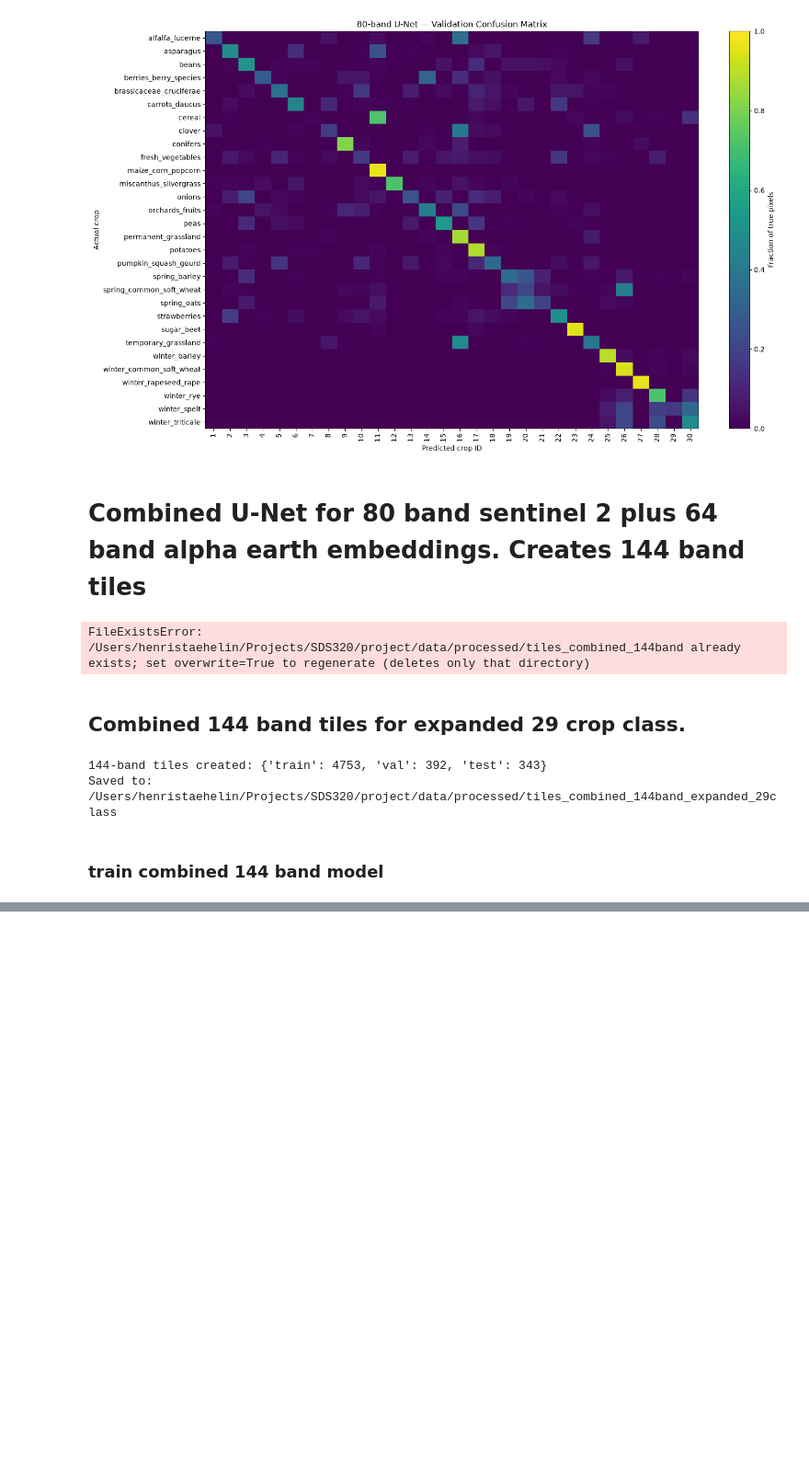
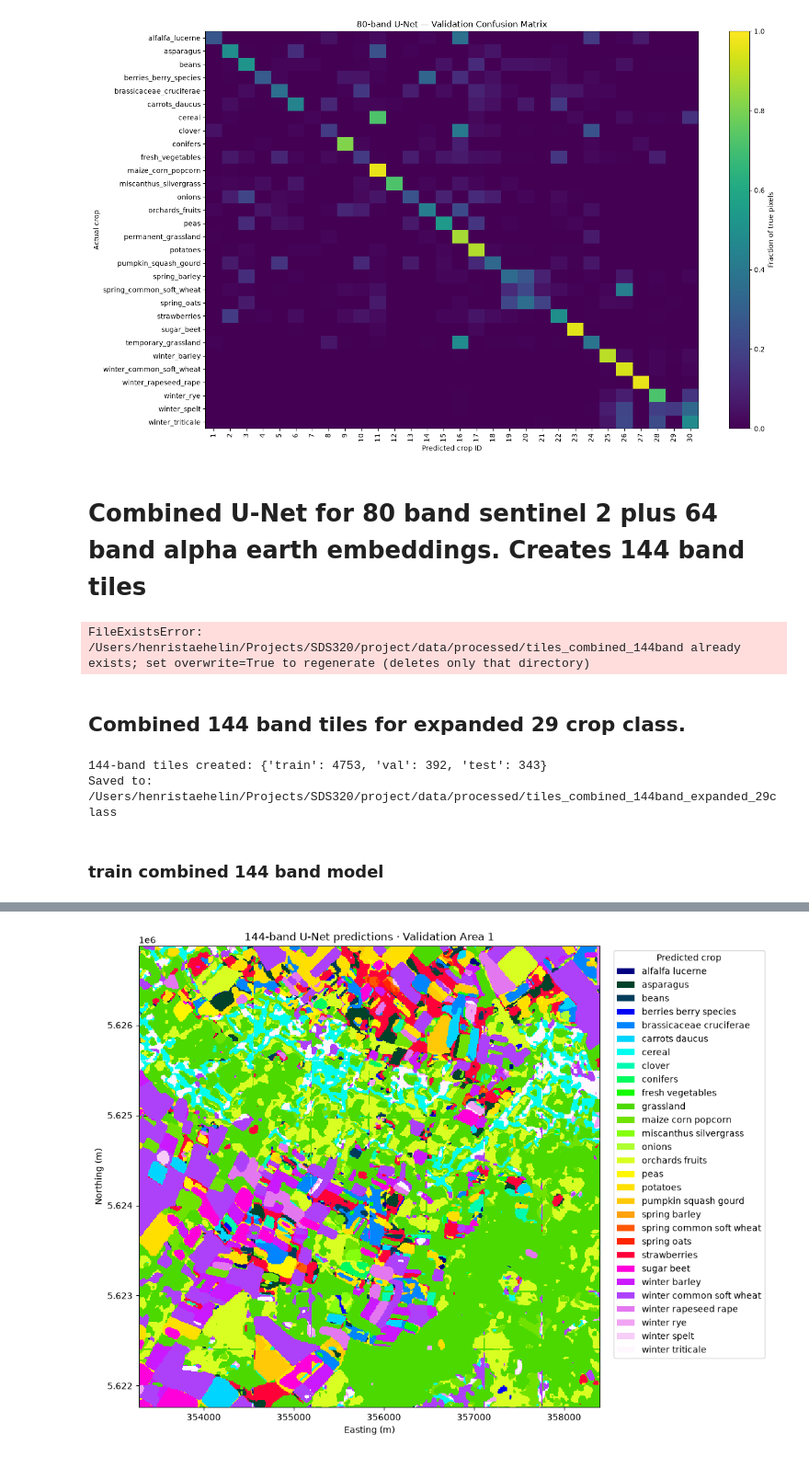
Before and after one commit to staehelinhenrimax-droid/European-Spectral-Crop-Identification, a Jupyter notebook: notebooks/Functionalized_workflow.ipynb, the cells around one changed output, grey strips where cells are left out. Shown at 92% size. Saved outputs shown, nothing was run; the diff lists cells and outputs as text; code cells hidden in the pictures; blank space fills up the shorter version.

```diff
--- a/notebooks/Functionalized_workflow.ipynb
+++ b/notebooks/Functionalized_workflow.ipynb
@@ -2889,0 +2939,93 @@ plt.show()
+# %%
+from pathlib import Path
+import re
+
+import matplotlib.pyplot as plt
+import numpy as np
+import rasterio
+from matplotlib.colors import BoundaryNorm
+from matplotlib.patches import Patch
+from rasterio.windows import from_bounds
+
+experiment_name = "unet_combined_144band_expanded_29class"
+model_dir = project_dir / "models" / experiment_name
+predictions_dir = model_dir / "validation_predictions"
+processed = project_dir / "data/processed"
+reference_dir = processed / "sentinel2_monthly_interpolated/images"
+val_labels_dir = (
+    processed / "tiles_combined_144band_expanded_29class" / "val" / "labels"
+)
+
+tile_pattern = re.compile(r"germany_2023_area_(\d+)_\d+\.tif")
+tiles_by_area = {}
+
+for label_path in sorted(val_labels_dir.glob("*.tif")):
+    match = tile_pattern.fullmatch(label_path.name)
+    if match:
+        tiles_by_area.setdefault(int(match[1]), []).append(label_path.name)
+
+assert tiles_by_area, f"No validation tiles found in {val_labels_dir}"
+print("Validation area IDs:", sorted(tiles_by_area))
+area_id = min(tiles_by_area)  # Replace with any ID printed above
+
+stem = f"germany_2023_area_{area_id}"
+with rasterio.open(reference_dir / f"{stem}.tif") as ref:
+    profile = ref.profile.copy()
+    transform, crs, bounds = ref.transform, ref.crs, ref.bounds
+    mosaic = np.full((ref.height, ref.width), 255, dtype=np.uint8)
+
+for filename in tiles_by_area[area_id]:
+    with rasterio.open(predictions_dir / filename) as tile:
+        assert tile.crs == crs, f"CRS mismatch: {filename}"
+        window = from_bounds(*tile.bounds, transform=transform)
+        row, col = round(window.row_off), round(window.col_off)
+
+        assert tile.transform.almost_equals(
+            transform * rasterio.Affine.translation(col, row)
+        ), f"Pixel grid mismatch: {filename}"
+
+        pred = tile.read(1, masked=False)
+        assert 0 <= row <= mosaic.shape[0] - tile.height, filename
+        assert 0 <= col <= mosaic.shape[1] - tile.width, filename
+        assert np.isin(pred, [*range(29), 255]).all(), filename
+
+        dest = mosaic[row:row + tile.height, col:col + tile.width]
+        fill = (dest == 255) & (pred != 255)
+        dest[fill] = pred[fill]
+
+output_dir = model_dir / "validation_area_maps"
+output_dir.mkdir(exist_ok=True)
+output_path = output_dir / f"{stem}_predictions.tif"
+
+profile.update(count=1, dtype="uint8", nodata=255, compress="deflate")
+with rasterio.open(output_path, "w", **profile) as dst:
+    dst.write(mosaic, 1)
+
+id_to_crop = {crop_id: name for name, crop_id in crop_mapping.items()}
+cmap = plt.get_cmap("tab20").resampled(29) if False else plt.get_cmap("gist_ncar", 29)
+norm = BoundaryNorm(np.arange(-0.5, 29.5), cmap.N)
+present = [int(k) for k in np.unique(mosaic) if k != 255]
+
+fig, ax = plt.subplots(figsize=(10, 8), layout="constrained")
+ax.imshow(
+    np.ma.masked_equal(mosaic, 255),
+    extent=(bounds.left, bounds.right, bounds.bottom, bounds.top),
+    cmap=cmap,
+    norm=norm,
+    interpolation="nearest",
+)
+ax.set(title=f"144-band U-Net predictions · Validation Area {area_id}",
+       xlabel="Easting (m)", ylabel="Northing (m)")
+ax.legend(
+    handles=[
+        Patch(facecolor=cmap(norm(k)), label=id_to_crop[k + 1].replace("_", " "))
+        for k in present
+    ],
+    title="Predicted crop",
+    loc="upper left",
+    bbox_to_anchor=(1.02, 1),
+)
+plt.show()
+
+print("Saved:", output_path)
+# %% [output]
@@ -2889,0 +3033 @@ plt.show()
+[figure, added]
```
Also changed, not shown: parts of 12 cells of this notebook.
